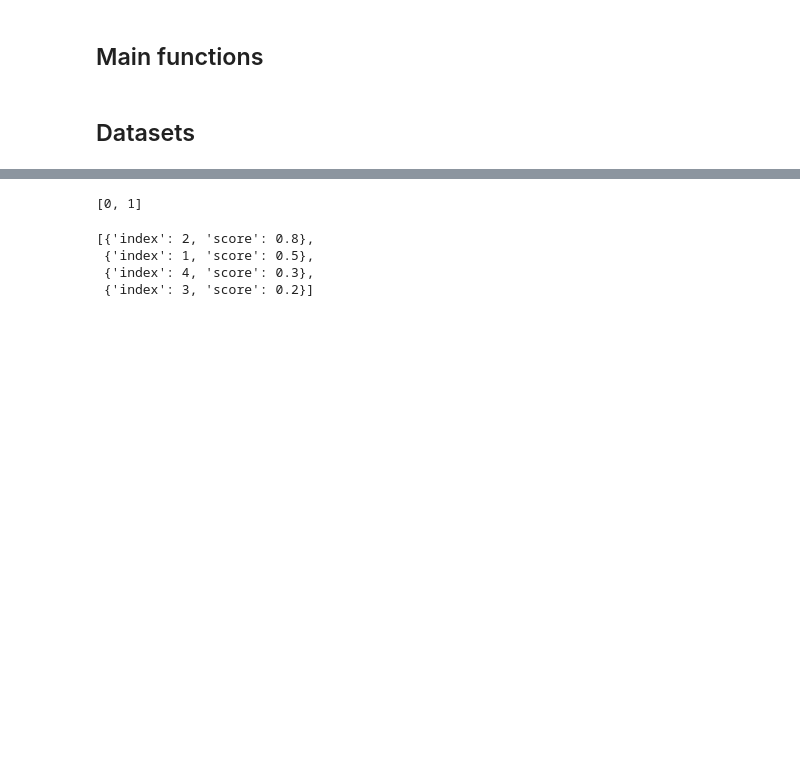
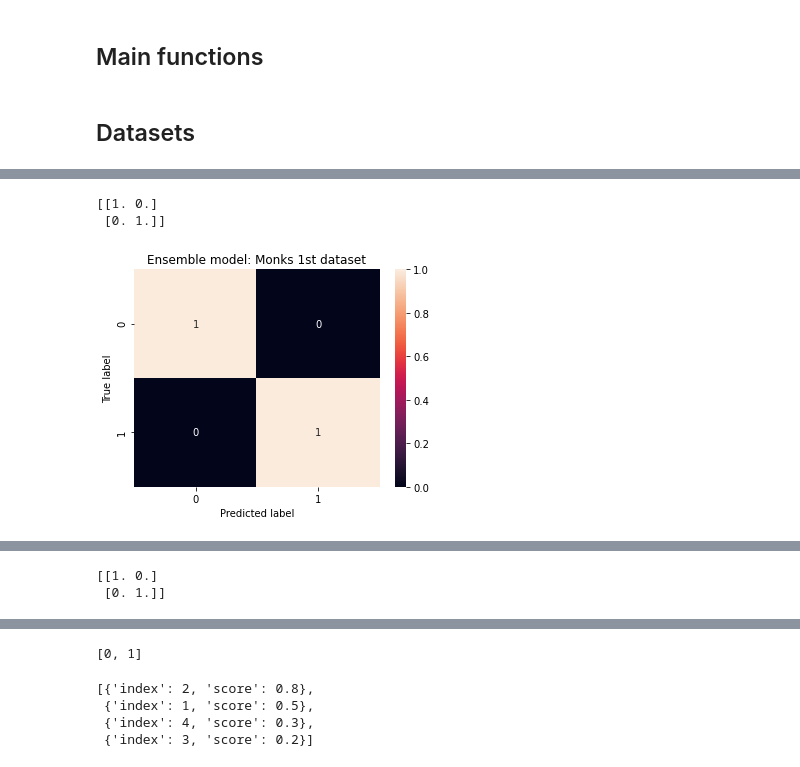
Before and after one commit to VersusF/BDSS-projects, a Jupyter notebook: notebooks/DataMining/DataMining-Assignment.ipynb, the cells around one changed output, grey strips where cells are left out. Cells and saved outputs as stored; diff of their text form; code cells hidden in the pictures; blank space fills up the shorter version.

```diff
--- a/notebooks/DataMining/DataMining-Assignment.ipynb
+++ b/notebooks/DataMining/DataMining-Assignment.ipynb
@@ -531,0 +542,14 @@ ds_balance_scale = pd.read_csv("/datasets/Balance_scale/balance_scale.csv", name
+# %%
+monks_header = [
+    'classification',
+    'a1',
+    'a2',
+    'a3',
+    'a4',
+    'a5',
+    'a6'
+]
+
+ds_monks1 = pd.read_csv("/datasets/Monks/monks1.csv", names=monks_header)
+ds_monks2 = pd.read_csv("/datasets/Monks/monks2.csv", names=monks_header)
+ds_monks3 = pd.read_csv("/datasets/Monks/monks3.csv", names=monks_header)
@@ -697,0 +624,61 @@ Sample 0
+# %%
+# Monks 1st dataset
+ensemble_model_monks1 = train(
+    ds_monks1,
+    'classification',
+    0.2,
+    [0],
+    'Accuracy',
+    0.6,
+    3,
+    [
+        ['DecisionTree', {'max_depth': 5, 'criterion': 'entropy', 'min_samples_split':2}],
+        ['DecisionTree', {'min_samples_split': 85, 'max_depth': 6, 'criterion': 'gini'}],
+        ['SVC', {'kernel': 'rbf', 'degree': 9}],
+        ['GaussianProcess', {}],
+        ['MLP', {}]
+    ])
+
+cm = validation(FEATURES[DS_TEST], LABELS[DS_TEST], ensemble_model_monks1)
+plot_confusion_matrix(cm, ['0','1'], 'Monks 1st dataset')
+
+# Monks 2nd dataset
+ensemble_model_monks2 = train(
+    ds_monks2,
+    'classification',
+    0.2,
+    [0],
+    'Accuracy',
+    0.6,
+    3,
+    [
+        ['DecisionTree', {'max_depth': 5, 'criterion': 'entropy', 'min_samples_split':2}],
+        ['DecisionTree', {'min_samples_split': 85, 'max_depth': 6, 'criterion': 'gini'}],
+        ['SVC', {'kernel': 'rbf', 'degree': 9}],
+        ['GaussianProcess', {}],
+        ['MLP', {}]
+    ])
+
+cm = validation(FEATURES[DS_TEST], LABELS[DS_TEST], ensemble_model_monks2)
+plot_confusion_matrix(cm, ['0','1'], 'Monks 2nd dataset')
+
+# Monks 3rd dataset
+ensemble_model_monks3 = train(
+    ds_monks3,
+    'classification',
+    0.2,
+    [0],
+    'Accuracy',
+    0.6,
+    3,
+    [
+        ['DecisionTree', {'max_depth': 5, 'criterion': 'entropy', 'min_samples_split':2}],
+        ['DecisionTree', {'min_samples_split': 85, 'max_depth': 6, 'criterion': 'gini'}],
+        ['SVC', {'kernel': 'rbf', 'degree': 9}],
+        ['GaussianProcess', {}],
+        ['MLP', {}]
+    ])
+
+cm = validation(FEATURES[DS_TEST], LABELS[DS_TEST], ensemble_model_monks1)
+plot_confusion_matrix(cm, ['0','1'], 'Monks 3rd dataset')
+# %% [output]
@@ -697,0 +698,3 @@ Sample 0
+[[1. 0.]
+ [0. 1.]]
+[figure, added]
@@ -697,0 +714,2 @@ Sample 0
+[[1. 0.]
+ [0. 1.]]
```
Also changed, not shown: parts of 19 cells of this notebook.
